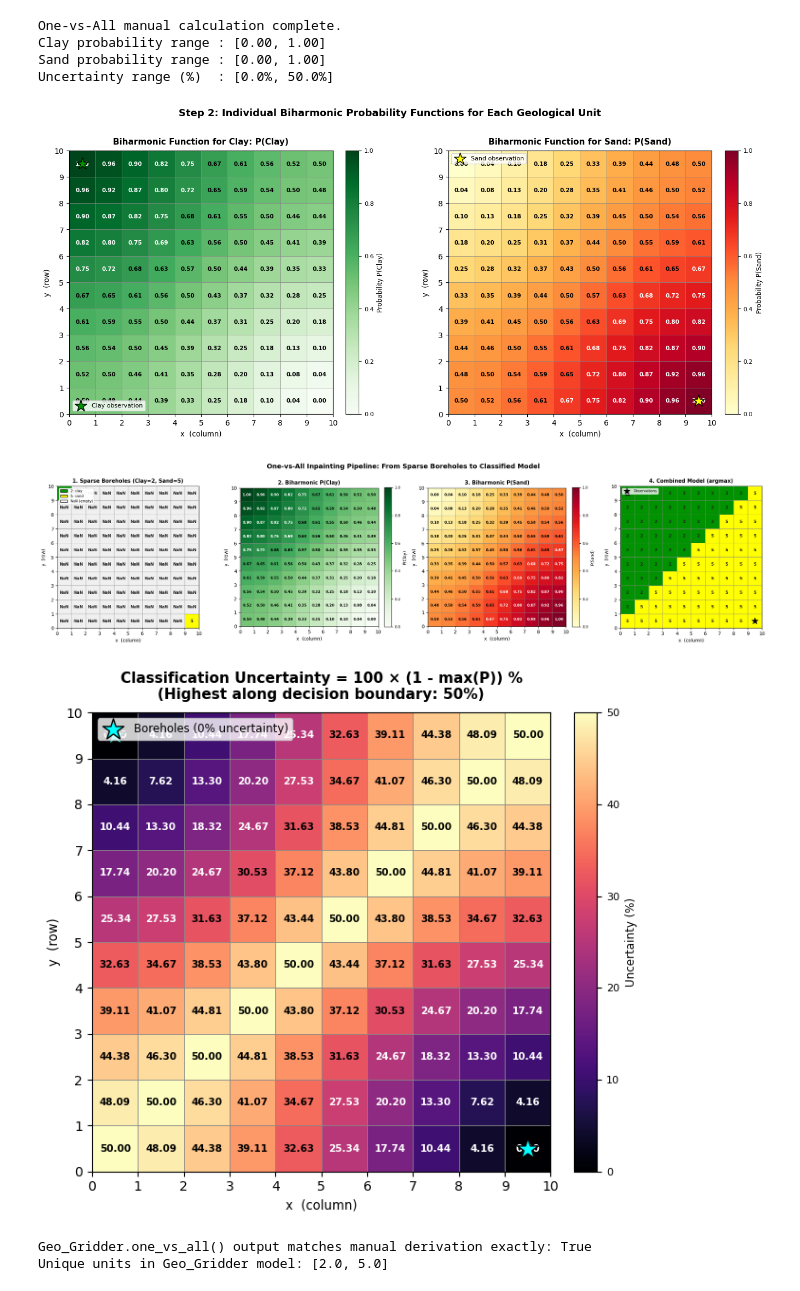
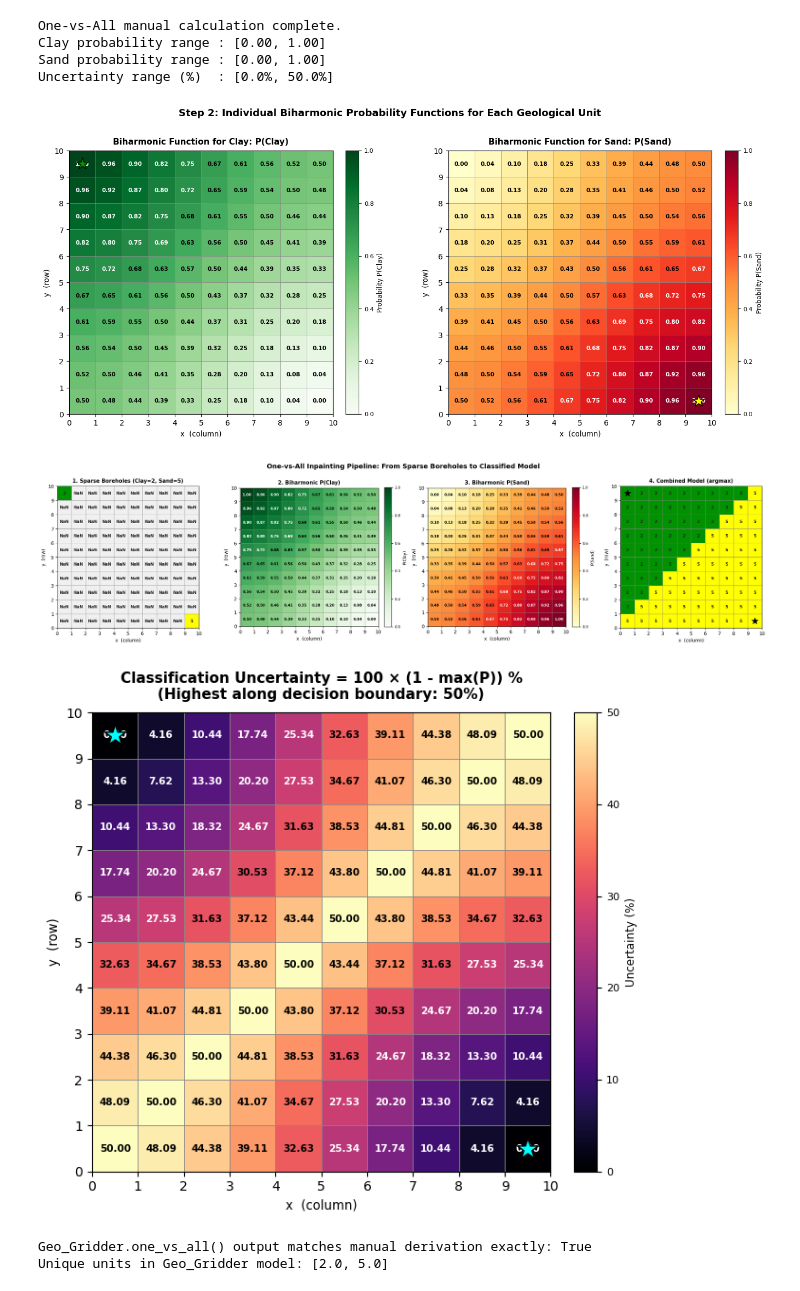
Before and after one commit to mariosgeo/Geology, a Jupyter notebook: biharmonic_one_vs_all_demo.ipynb, the cells around one changed output. Cells and saved outputs as stored; diff of their text form; code cells hidden in the pictures.

Commit message:
Redo all figures in biharmonic_one_vs_all_demo.ipynb without legend

```diff
--- a/biharmonic_one_vs_all_demo.ipynb
+++ b/biharmonic_one_vs_all_demo.ipynb
@@ -450,20 +450,18 @@ fig, axes = plt.subplots(1, 2, figsize=(14, 6))
 
 plot_continuous_field(P_clay_norm, "Biharmonic Function for Clay: P(Clay)", axes[0],
                       cmap='Greens', vmin=0.0, vmax=1.0, cbar_label="Probability P(Clay)")
-axes[0].scatter(0.5, 9.5, marker='*', s=260, c='#009200', edgecolors='black', zorder=5, label='Clay observation')
-axes[0].legend(loc='lower left', fontsize=8)
+axes[0].scatter(0.5, 9.5, marker='*', s=260, c='#009200', edgecolors='black', zorder=5)
 
 plot_continuous_field(P_sand_norm, "Biharmonic Function for Sand: P(Sand)", axes[1],
                       cmap='YlOrRd', vmin=0.0, vmax=1.0, cbar_label="Probability P(Sand)")
-axes[1].scatter(9.5, 0.5, marker='*', s=260, c='#FFFF00', edgecolors='black', zorder=5, label='Sand observation')
-axes[1].legend(loc='upper left', fontsize=8)
+axes[1].scatter(9.5, 0.5, marker='*', s=260, c='#FFFF00', edgecolors='black', zorder=5)
 
 plt.suptitle("Step 2: Individual Biharmonic Probability Functions for Each Geological Unit",
              fontsize=13, fontweight='bold', y=1.02)
 plt.tight_layout()
 plt.show()
 # %% [output]
-[figure, old version]
+[figure, new version]
 # %%
 # -----------------------------------------------------------------------------
 # Comprehensive 4-panel figure showing the complete One-vs-All pipeline
@@ -483,35 +481,33 @@ plot_continuous_field(P_sand_norm, "3. Biharmonic P(Sand)", axes[2],
 
 # 4. Final Combined Model (argmax)
 plot_grid(predicted_units, "4. Combined Model (argmax)", axes[3])
-axes[3].scatter([0.5, 9.5], [9.5, 0.5], marker='*', s=200, c='black', zorder=5, label='Observations')
-axes[3].legend(loc='upper left', fontsize=7.5)
+axes[3].scatter([0.5, 9.5], [9.5, 0.5], marker='*', s=200, c='black', zorder=5)
 
 plt.suptitle("One-vs-All Inpainting Pipeline: From Sparse Boreholes to Classified Model",
              fontsize=14, fontweight='bold', y=1.02)
 plt.tight_layout()
 plt.show()
 # %% [output]
-[figure, old version]
+[figure, new version]
 # %%
 # -----------------------------------------------------------------------------
 # Plot Uncertainty Map
 # -----------------------------------------------------------------------------
 fig, ax = plt.subplots(figsize=(7, 6))
 
 plot_continuous_field(uncertainty_perc, "Classification Uncertainty Map (%)", ax,
                       cmap='magma', vmin=0.0, vmax=50.0, cbar_label="Uncertainty (%)")
 
 # Highlight the two anchor boreholes
 ax.scatter([0.5, 9.5], [9.5, 0.5], marker='*', s=280, c='cyan', edgecolors='black',
-           zorder=5, label='Boreholes (0% uncertainty)')
-ax.legend(loc='upper left', fontsize=8.5)
+           zorder=5)
 
 plt.title("Classification Uncertainty = 100 × (1 - max(P)) %\n(Highest along decision boundary: 50%)",
           fontsize=11, fontweight='bold', pad=10)
 plt.tight_layout()
 plt.show()
 # %% [output]
-[figure, old version]
+[figure, new version]
 # %%
 # -----------------------------------------------------------------------------
 # Verify that Geo_Gridder.one_vs_all() produces the exact same result
```
Also changed, not shown: parts of 5 cells of this notebook.
